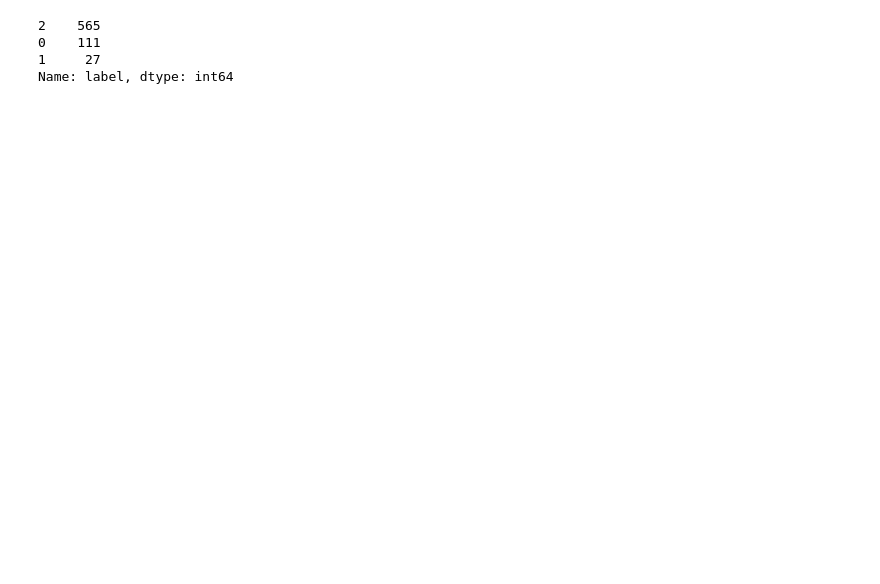
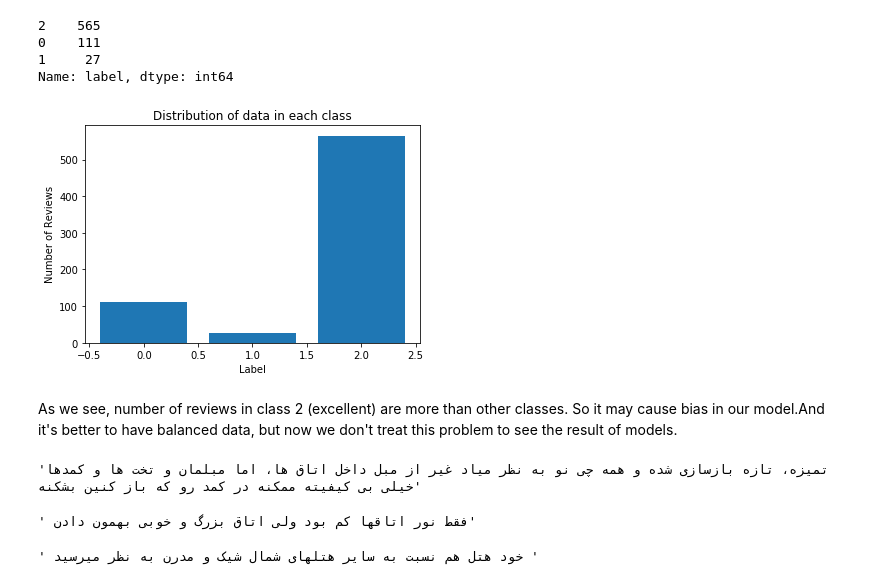
Before and after one commit to ZahraDehghani99/AI-Internship, a Jupyter notebook: Phase04-NLP-with-ML/Phase04-NLP-with-ML.ipynb, the cells around one changed output. Drawn from its saved outputs; the diff is of its cells as text; code cells hidden in the pictures; blank space fills up the shorter version.

```diff
--- a/Phase04-NLP-with-ML/Phase04-NLP-with-ML.ipynb
+++ b/Phase04-NLP-with-ML/Phase04-NLP-with-ML.ipynb
@@ -68,3 +82,32 @@ df.label.value_counts()
 0    111
 1     27
 Name: label, dtype: int64
+# %%
+# distribution of data in each class
+distribution = list(df.label.value_counts())
+
+import matplotlib.pyplot as plt
+plt.bar([2, 0, 1] ,distribution)
+plt.xlabel("Label")
+plt.ylabel("Number of Reviews")
+plt.title("Distribution of data in each class")
+plt.show()
+# %% [output]
+[figure, added]
+# %% [markdown]
+As we see, number of reviews in class 2 (excellent) are more than other classes. So it may cause bias in our model.And it's better to have balanced data, but now we don't treat this problem to see the result of models.
+# %%
+# sample fair review
+df[df['label']==0].sample(n=1)['Unnamed: 0'].iloc[0]
+# %% [output]
+'تمیزه، تازه بازسازی شده و همه چی نو به نظر میاد غیر از مبل داخل اتاق ها، اما مبلمان و تخت ها و کمدها خیلی بی کیفیته ممکنه در کمد رو که باز کنین بشکنه'
+# %%
+# sample good review
+df[df['label']==1].sample(n=1)['Unnamed: 0'].iloc[0]
+# %% [output]
+' فقط نور اتاقها کم بود ولی اتاق بزرگ و خوبی بهمون دادن'
+# %%
+# sample exellent review
+df[df['label']==2].sample(n=1)['Unnamed: 0'].iloc[0]
+# %% [output]
+' خود هتل هم نسبت به سایر هتلهای شمال شیک و مدرن به نظر میرسید '
```
Also changed, not shown: parts of 12 cells of this notebook.
